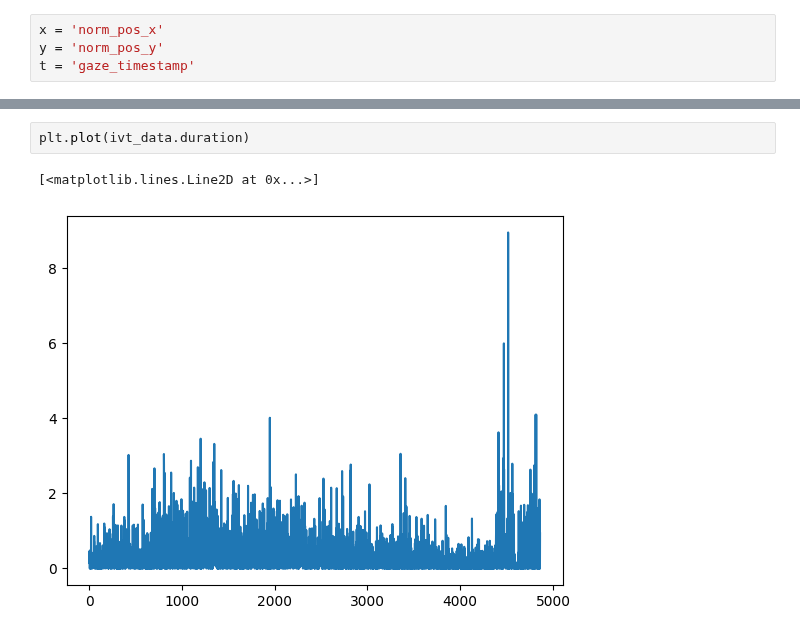
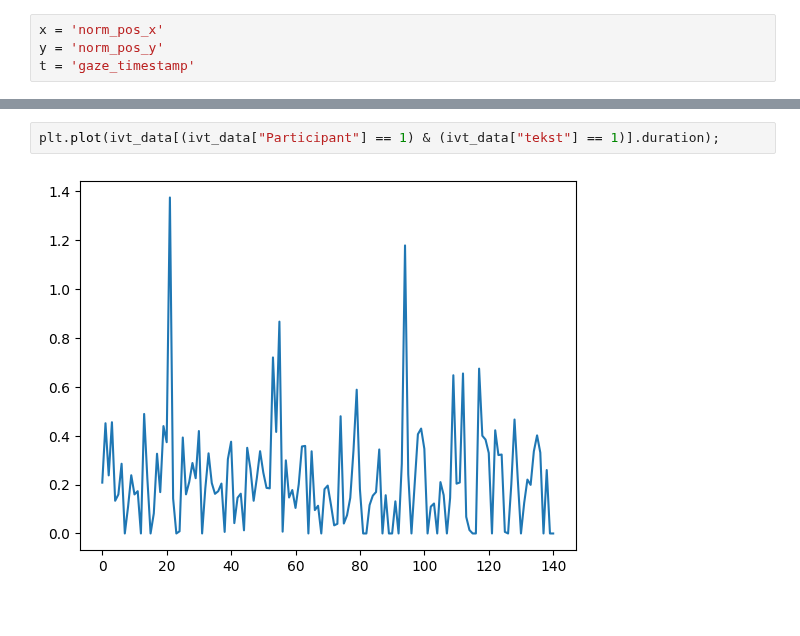
Before and after one commit to hse-scila/EyeFeatures, a Jupyter notebook: eyetracking/preprocessing/test_preprocessing.ipynb, the cells around one changed output, grey strips where cells are left out. Drawn from its saved outputs; the diff is of its cells as text.

```diff
--- a/eyetracking/preprocessing/test_preprocessing.ipynb
+++ b/eyetracking/preprocessing/test_preprocessing.ipynb
@@ -47,5 +47,4 @@ ivt_data
 # %%
-plt.plot(ivt_data.duration)
+plt.plot(ivt_data[(ivt_data["Participant"] == 1) & (ivt_data["tekst"] == 1)].duration);
 # %% [output]
-[<matplotlib.lines.Line2D at 0x...>]
-[figure, old version]
+[figure, new version]
```
Also changed, not shown: parts of 9 cells of this notebook, 3 other files.
